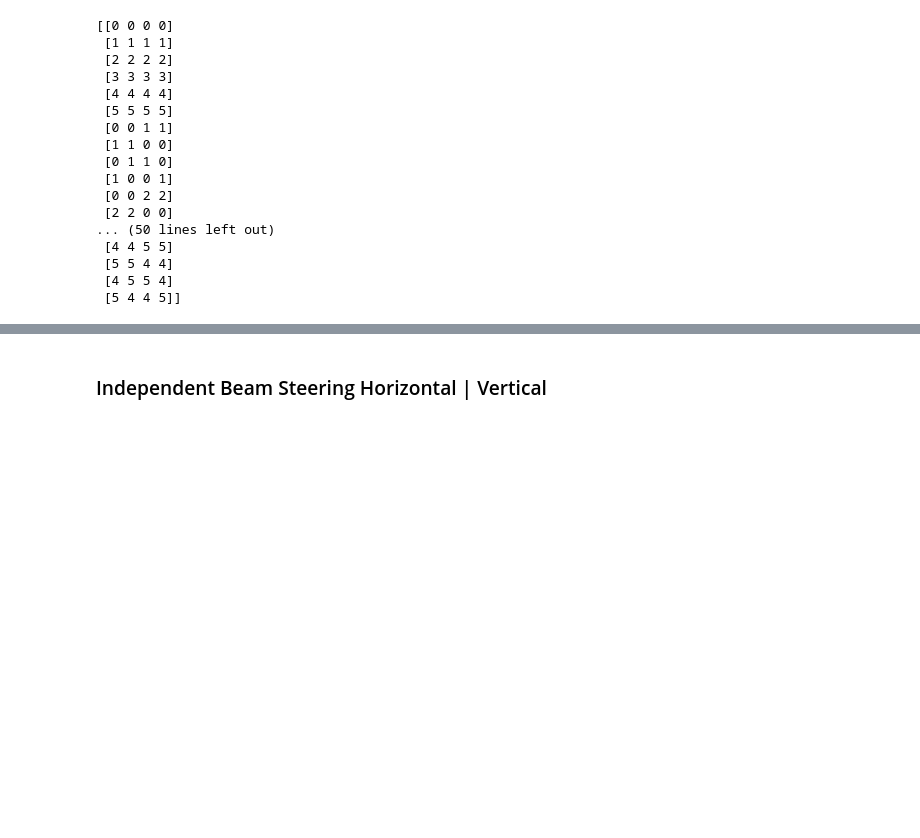
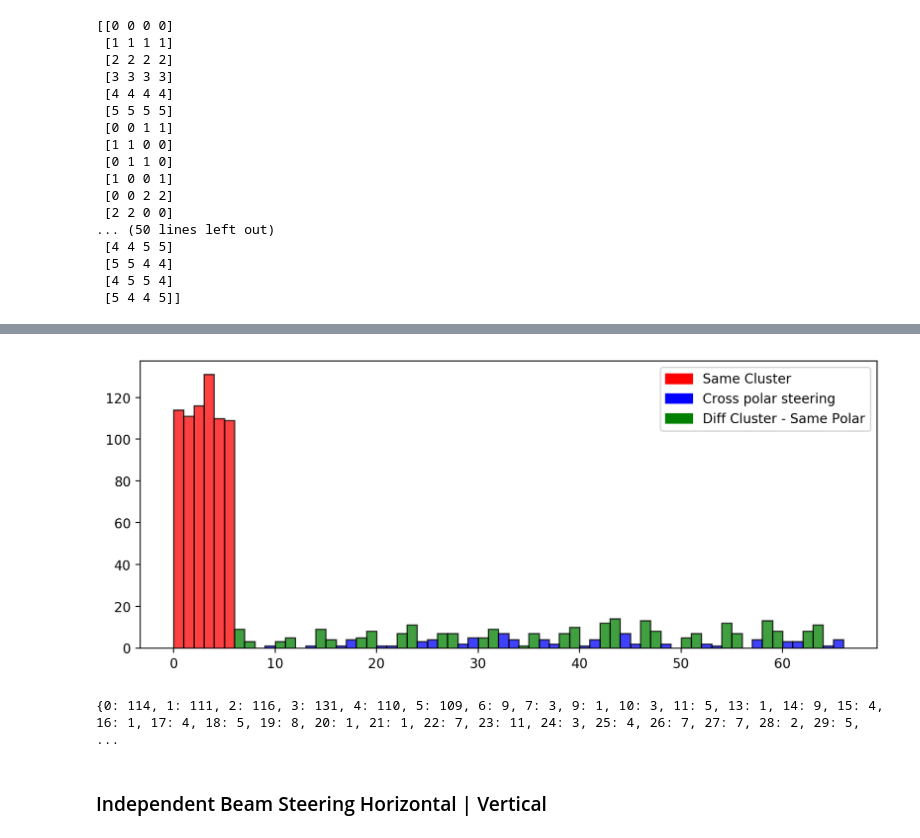
Before and after one commit to dienhoa/hybrid_beamforming_notebook, a Jupyter notebook: Dual Polarized Channel.ipynb, the cells around one changed output, grey strips where cells are left out. Saved outputs shown, nothing was run; the diff lists cells and outputs as text; code cells hidden in the pictures; blank space fills up the shorter version.

Commit message:
Plot histogram

```diff
--- a/Dual Polarized Channel.ipynb
+++ b/Dual Polarized Channel.ipynb
@@ -226,3 +230,29 @@ print(sum(diff_clus_index_in))
+# %%
+fig = plt.figure(figsize=(10,4), dpi=200)
+n, bins, patches = plt.hist(index, bins=range(0,67),facecolor='green', alpha=0.75,edgecolor='black')
+# print(n.shape)
+# print(bins.shape)
+# print(n)
+# print(bins)
+for i in range(0,6):
+    patches[i].set_fc('r')
+for i in cross_index:
+    patches[i].set_fc('b')
+
+cluster_same = mpatches.Patch(color='red', label='Same Cluster')
+cross_polar = mpatches.Patch(color='blue', label='Cross polar steering')
+diff_clus_same_polar = mpatches.Patch(color='green', label='Diff Cluster - Same Polar')
+
+plt.legend(handles=[cluster_same,cross_polar,diff_clus_same_polar])
+
+plt.show()
+# %% [output]
+[figure, added]
+# %%
+unique, counts = np.unique(index, return_counts=True)
+print(dict(zip(unique, counts)))
+# %% [output]
+{0: 114, 1: 111, 2: 116, 3: 131, 4: 110, 5: 109, 6: 9, 7: 3, 9: 1, 10: 3, 11: 5, 13: 1, 14: 9, 15: 4, 16: 1, 17: 4, 18: 5, 19: 8, 20: 1, 21: 1, 22: 7, 23: 11, 24: 3, 25: 4, 26: 7, 27: 7, 28: 2, 29: 5, ...
 # %% [markdown]
 ### Independent Beam Steering Horizontal | Vertical
 # %%
```
Also changed, not shown: parts of 12 cells of this notebook.
